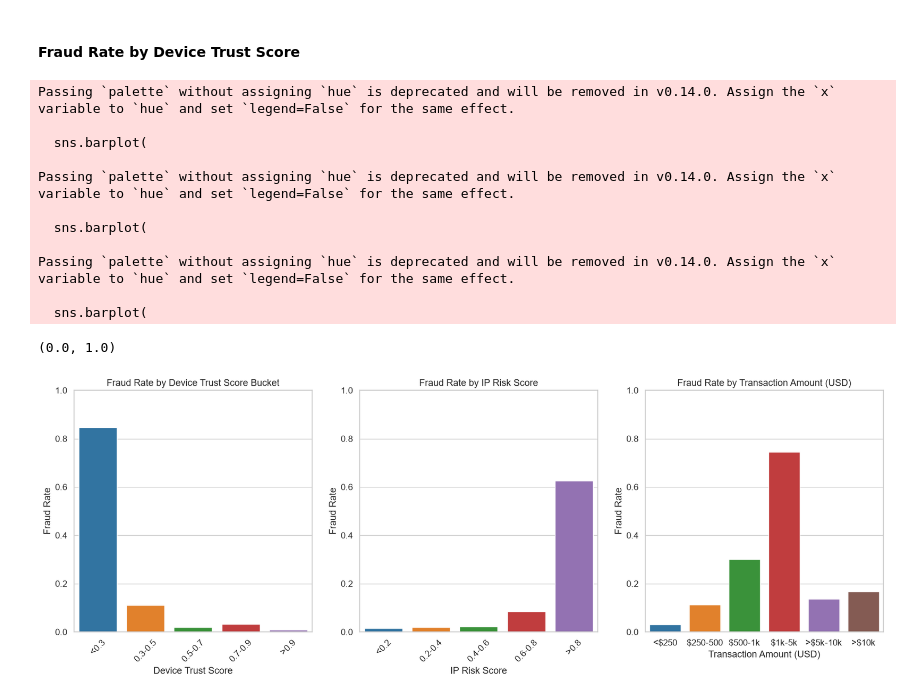
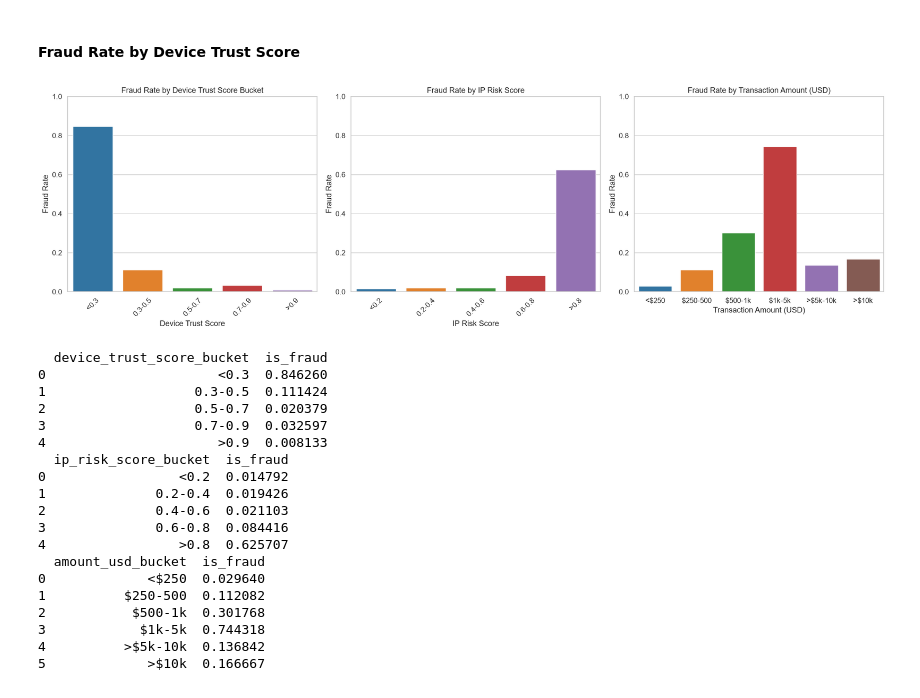
Before and after one commit to oyebim-ai/Fraudulent-Transaction-Detection, a Jupyter notebook: Notebooks/Exploratory.ipynb, the cells around one changed output. Drawn from its saved outputs; the diff is of its cells as text; code cells hidden in the pictures.

```diff
--- a/Notebooks/Exploratory.ipynb
+++ b/Notebooks/Exploratory.ipynb
@@ -576,7 +576,8 @@ import seaborn as sns
 cleaned_customer_transaction_data['account_age_bucket'] = pd.cut(
     cleaned_customer_transaction_data['account_age_days'],
     bins=[0, 30, 90, 180, 365, 2000],
-    labels=['<30', '30-90', '90-180', '180-365', '>365']
+    labels=['<30', '30-90', '90-180', '180-365', '>365'],
+    include_lowest=True
 )
 
 # Calculate fraud rate by account age bucket
@@ -634,7 +635,8 @@ fig, axes = plt.subplots(1, 3, figsize=(20, 6))
 cleaned_customer_transaction_data['device_trust_score_bucket'] = pd.cut(
     cleaned_customer_transaction_data['device_trust_score'],
     bins=[0, 0.3, 0.5, 0.7, 0.9, 1.0],
-    labels=['<0.3', '0.3-0.5', '0.5-0.7', '0.7-0.9', '>0.9']
+    labels=['<0.3', '0.3-0.5', '0.5-0.7', '0.7-0.9', '>0.9'],
+    include_lowest=True
 )
 
 fraud_rate_by_device_trust_score = (
@@ -648,8 +650,10 @@ sns.barplot(
     data=fraud_rate_by_device_trust_score,
     x='device_trust_score_bucket',
     y='is_fraud',
+    hue='device_trust_score_bucket',
     ax=axes[0],
-    palette='tab10'
+    palette='tab10',
+    legend=False
 )
 
 
@@ -682,8 +686,10 @@ sns.barplot(
     data=fraud_rate_by_ip_risk_score,
     x='ip_risk_score_bucket',
     y='is_fraud',
+     hue='ip_risk_score_bucket',
     ax=axes[1],
-    palette='tab10'
+    palette='tab10',
+    legend=False
 )
 
 axes[1].set_title('Fraud Rate by IP Risk Score')
@@ -696,44 +702,62 @@ axes[1].tick_params(axis='x', rotation=45)  # Rotate x-axis labels for better vi
 
 # 3. Fraud Rate by Transaction Amount
 
 cleaned_customer_transaction_data['amount_usd_bucket'] = pd.cut(
     cleaned_customer_transaction_data['amount_usd'],
     bins=[0, 250, 500, 1000, 5000, 10000,20000],
     labels=['<$250', '$250-500', '$500-1k', '$1k-5k', '>$5k-10k', '>$10k'],
     include_lowest=True
 )
 
 
 fraud_rate_by_amount_usd = (
     cleaned_customer_transaction_data
     .groupby('amount_usd_bucket', observed=True)['is_fraud']
     .mean()
     .reset_index()
 )
 
 sns.barplot(
     data=fraud_rate_by_amount_usd,
     x='amount_usd_bucket',
     y='is_fraud',
+    hue='amount_usd_bucket',
     ax=axes[2],
-    palette='tab10'
+    palette='tab10',
+    legend=False
 )
 
 axes[2].set_title('Fraud Rate by Transaction Amount (USD)')
 axes[2].set_xlabel('Transaction Amount (USD)')
 axes[2].set_ylabel('Fraud Rate')
 axes[2].set_ylim(0, 1)
+
+
+plt.tight_layout()
+plt.show()
 # %% [output]
-Passing `palette` without assigning `hue` is deprecated and will be removed in v0.14.0. Assign the `x` variable to `hue` and set `legend=False` for the same effect.
-
-  sns.barplot(
-
-Passing `palette` without assigning `hue` is deprecated and will be removed in v0.14.0. Assign the `x` variable to `hue` and set `legend=False` for the same effect.
-
-  sns.barplot(
-
-Passing `palette` without assigning `hue` is deprecated and will be removed in v0.14.0. Assign the `x` variable to `hue` and set `legend=False` for the same effect.
-
-  sns.barplot(
-(0.0, 1.0)
-[figure, old version]
+[figure, new version]
+# %%
+print(fraud_rate_by_device_trust_score)
+print(fraud_rate_by_ip_risk_score)
+print(fraud_rate_by_amount_usd)
+# %% [output]
+  device_trust_score_bucket  is_fraud
+0                      <0.3  0.846260
+1                   0.3-0.5  0.111424
+2                   0.5-0.7  0.020379
+3                   0.7-0.9  0.032597
+4                      >0.9  0.008133
+  ip_risk_score_bucket  is_fraud
+0                 <0.2  0.014792
+1              0.2-0.4  0.019426
+2              0.4-0.6  0.021103
+3              0.6-0.8  0.084416
+4                 >0.8  0.625707
+  amount_usd_bucket  is_fraud
+0             <$250  0.029640
+1          $250-500  0.112082
+2           $500-1k  0.301768
+3            $1k-5k  0.744318
+4          >$5k-10k  0.136842
+5             >$10k  0.166667
```
Also changed, not shown: parts of 5 cells of this notebook, 5 other files.
